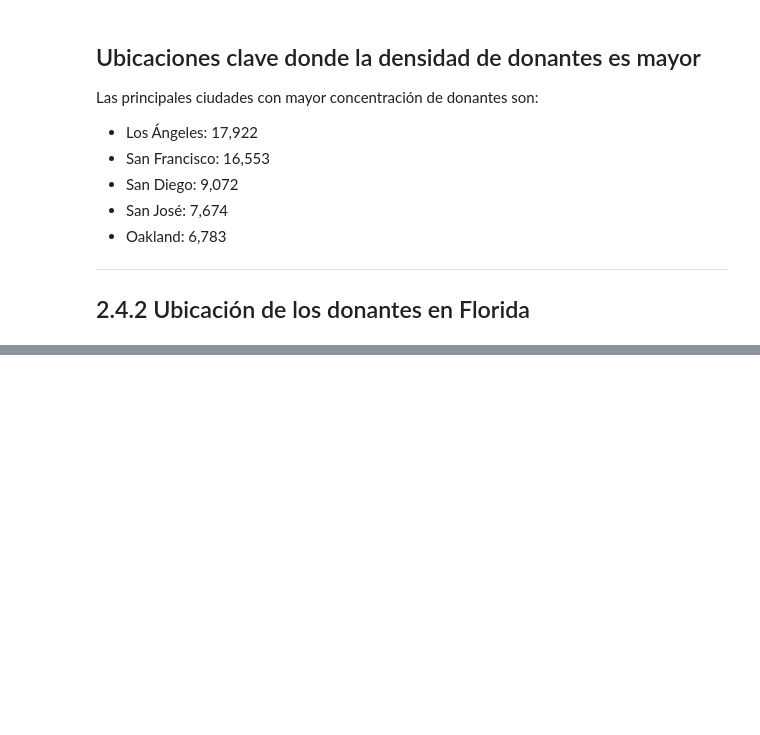
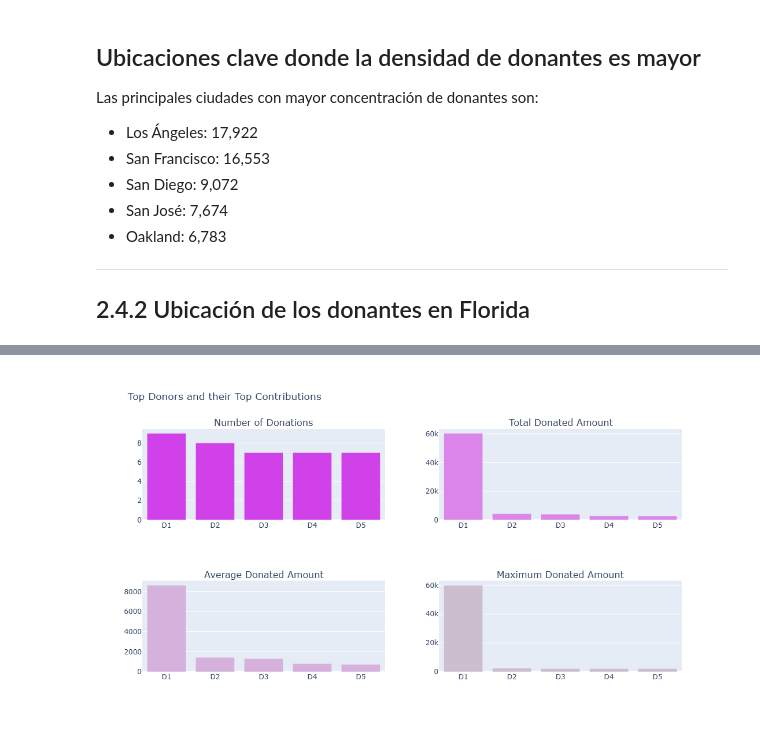
Before and after one commit to Samuel-Galindo-Vaquier/ADND_Prueba_Practica05, a Jupyter notebook: Practica05/Practica05_230173.ipynb, the cells around one changed output, grey strips where cells are left out. Cells and saved outputs as stored; diff of their text form; code cells hidden in the pictures; blank space fills up the shorter version.

```diff
--- a/Practica05/Practica05_230173.ipynb
+++ b/Practica05/Practica05_230173.ipynb
@@ -948,0 +1181,41 @@ map_osm2.add_child(plugins.HeatMap(ziparr, radius=12))
+# %%
+# Which Projects Had the maximum Donations
+
+tempdf = donations_df.groupby('Donor ID').agg({'Donor ID' : 'count', 'Donation Amount' : 'sum'}).rename(columns={'Donor ID' : "Total Donations", 'Donation Amount' : "Total Amount"}).reset_index()
+tempdf['Average Donation Amount'] = tempdf['Total Amount'] / tempdf['Total Donations']
+
+tempdf1 = tempdf.sort_values(by=['Total Donations'], ascending=[False])
+x = tempdf1.head(5)['Donor ID']
+x = ["D"+str(i+1) for i in range(len(x))]
+y = tempdf1.head(5)['Total Donations']
+tr1 = bar_ver_noagg(x, y, 'Total Donations', '#d141ea', lm=None, rt=True)
+
+tempdf1 = tempdf.sort_values(by=['Total Amount'], ascending=[False])
+x = tempdf1.head(5)['Donor ID']
+x = ["D"+str(i+1) for i in range(len(x))]
+y = tempdf1.head(5)['Total Amount']
+tr2 = bar_ver_noagg(x, y, 'Average Donations', '#db85ea', lm=None, rt=True)
+
+tempdf1 = tempdf.sort_values(by=['Average Donation Amount'], ascending=[False])
+x = tempdf1.head(5)['Donor ID']
+x = ["D"+str(i+1) for i in range(len(x))]
+y = tempdf1.head(5)['Average Donation Amount']
+tr3 = bar_ver_noagg(x, y, 'Average Donations', '#d5b1db', lm=None, rt=True)
+
+tempdf = donations_df.groupby('Donor ID').agg({'Donor ID' : 'count', 'Donation Amount' : 'max'}).rename(columns={'Donor ID' : "Total Donations", 'Donation Amount' : "Maximum Donations"}).reset_index()
+tempdf1 = tempdf.sort_values(by=['Maximum Donations'], ascending=[False])
+x = tempdf1.head(5)['Donor ID']
+x = ["D"+str(i+1) for i in range(len(x))]
+y = tempdf1.head(5)['Maximum Donations']
+tr4 = bar_ver_noagg(x, y, 'Maximum Donations', '#ccbece', lm=None, rt=True)
+
+fig = tools.make_subplots(rows=2, cols=2, print_grid=False, subplot_titles = ['Number of Donations', "Total Donated Amount", 'Average Donated Amount', 'Maximum Donated Amount'])
+fig.append_trace(tr1, 1, 1);
+fig.append_trace(tr2, 1, 2);
+fig.append_trace(tr3, 2, 1);
+fig.append_trace(tr4, 2, 2);
+
+fig['layout'].update(height=600, showlegend=False, title='Top Donors and their Top Contributions');
+iplot(fig);
+# %% [output]
+[figure, added]
```
Also changed, not shown: parts of 17 cells of this notebook.
